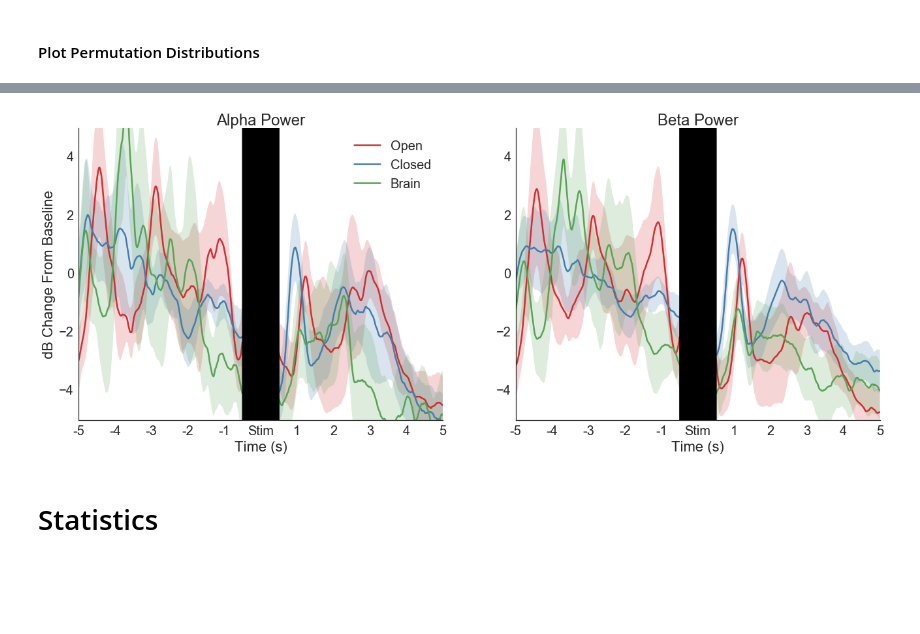
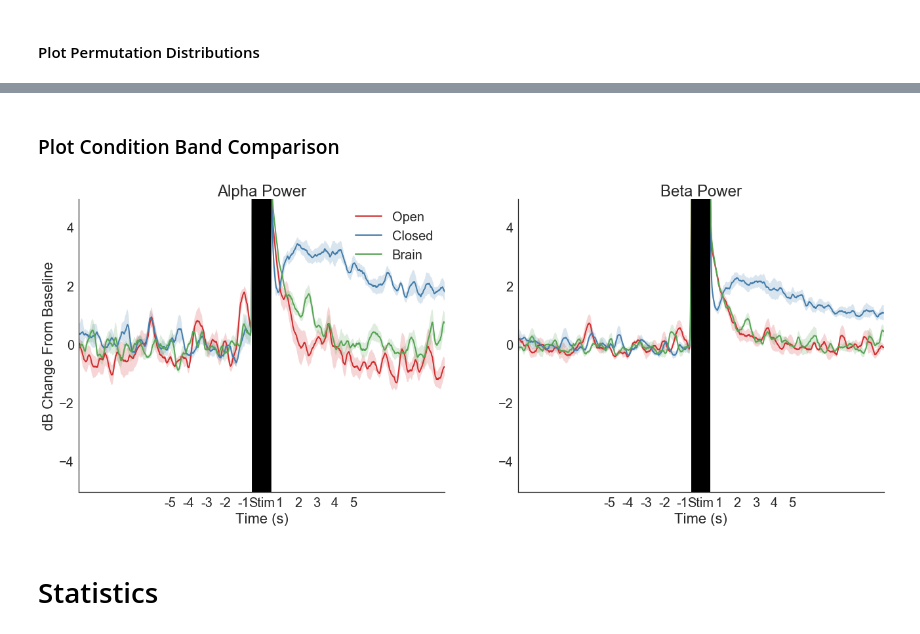
Before and after one commit to mghneurotherapeutics/GalileoTACS, a Jupyter notebook: galileoTACS_analysis.ipynb, the cells around one changed output, grey strips where cells are left out. Cells and saved outputs as stored; diff of their text form; code cells hidden in the pictures; blank space fills up the shorter version.

Commit message:
Re-factored condition comparison code. Put corrected saline data through pipeline

```diff
--- a/galileoTACS_analysis.ipynb
+++ b/galileoTACS_analysis.ipynb
@@ -1231,64 +665,0 @@ plt.show()
-# %%
-import numpy as np
-import pylab as plt
-import seaborn as sns
-import glob, re, os
-import json
-
-# load in configurations
-with open('./experiment_config.json', 'r') as f:
-    config = json.load(f)
-
-sns.set(style="white", font_scale=2, rc={"lines.linewidth": 2.5})
-
-conditions = ["Open", "Closed", "Brain"]
-bands = ["alpha", "beta"]
-
-colors = config['colors']
-f, axs = plt.subplots(1, 2, figsize = (22, 8))
-
-for color, c in zip(colors, conditions):
-
-    bootstrap_info = np.load("./stats/saline_experiment/%s_bootstrap_info.npz" % c)
-    times = bootstrap_info['times']
-
-    times = bootstrap_info['times']
-    pre_mask = np.logical_and(times >= -5, times <= -.5)
-    post_mask = np.logical_and(times >= 10.5, times <= 15)
-    time_mask = np.where(np.logical_or(pre_mask, post_mask))[0]
-    times = times[time_mask]
-    times[times >= 10] -= 10
-
-    for i, band in enumerate(['alpha', 'beta']):
-
-        dist = bootstrap_info['%s_dist' % band]
-        power = bootstrap_info['%s' % band]
-        dist = dist[:, time_mask]
-        power = power[time_mask]
-
-        axs[i].plot(times, power, color=color)
-        axs[i].fill_between(times, power - dist.std(axis=0),
-                            power + dist.std(axis=0),
-                            facecolor=color, alpha=0.2, edgecolor='none')
-
-        axs[i].set_title("%s Power" %(band.capitalize()))
-
-        axs[i].set_xlabel("Time (s)")
-
-        axs[i].set_ylim((-5, 5))
-        axs[i].set_xticks([-5, -4, -3, -2, -1, 0, 1, 2, 3, 4, 5])
-        axs[i].set_xticklabels([-5, -4, -3, -2, -1, 'Stim', 1, 2, 3, 4, 5])
-        axs[i].set_xlim((-5, 5))
-
-        sns.despine()
-
-for i in np.arange(-.5, .5, .01):
-    axs[0].axvline(i, color='k', alpha=0.8)
-    axs[1].axvline(i, color='k', alpha=0.8)
-axs[0].legend(conditions)
-axs[0].set_ylabel("dB Change From Baseline")
-
-f.savefig("./plots/saline_experiment/condition_band_power.png")
-plt.show()
-# %% [output]
-[figure, removed]
@@ -1295,3 +671,16 @@ plt.show()
+# %% [markdown]
+### Plot Condition Band Comparison
+# %%
+from supporting_functions import plot_condition_band_comparison
+
+%matplotlib inline
+
+fig = plot_condition_band_comparison('saline')
+
+fig.savefig("./plots/saline_experiment/saline_condition_band_comparison.png")
+fig.show()
+# %% [output]
+[figure, added]
 # %% [markdown]
 # Statistics
 # %% [markdown]
```
Also changed, not shown: parts of 55 cells of this notebook, 11 other files.
